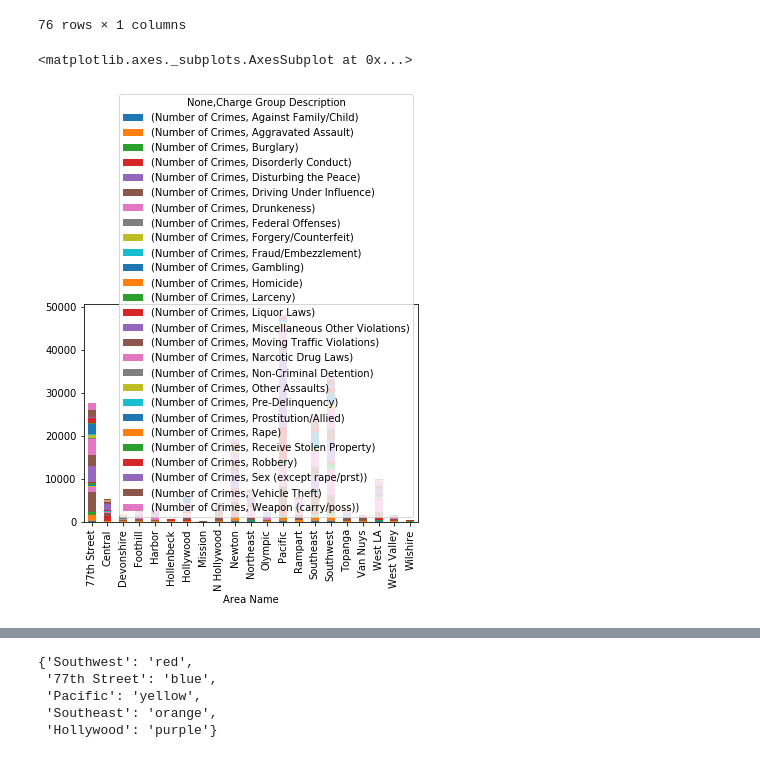
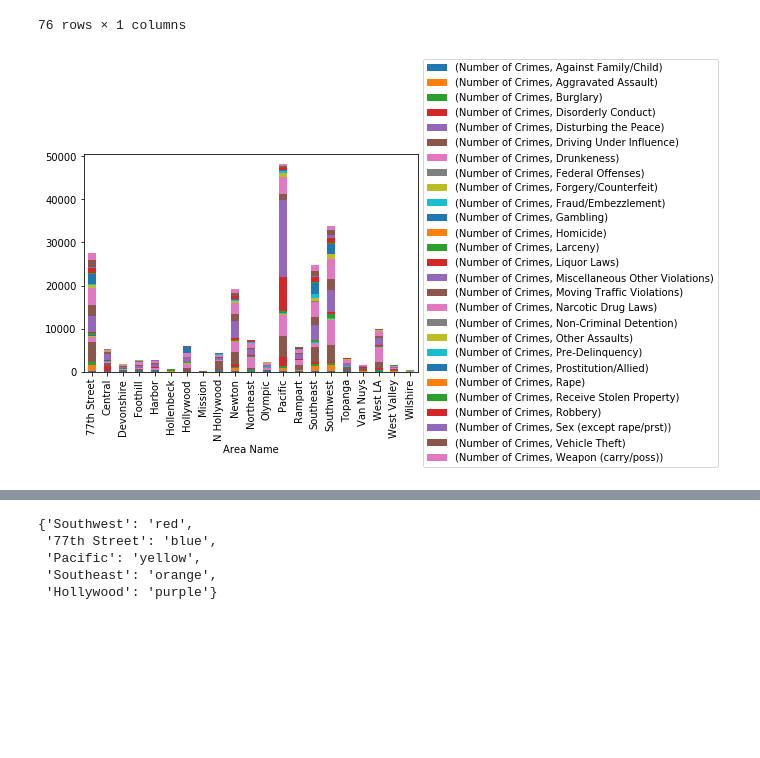
Before and after one commit to dshen90/Pandas_investigations_Inc_2, a Jupyter notebook: Crime_starter.ipynb, the cells around one changed output, grey strips where cells are left out. Cells and saved outputs as stored; diff of their text form; code cells hidden in the pictures; blank space fills up the shorter version.

```diff
--- a/Crime_starter.ipynb
+++ b/Crime_starter.ipynb
@@ -168,9 +168,13 @@ hc_locations_df
 |  | Rape | 1 |
 |  | Robbery | 9 |
 76 rows × 1 columns
-# %%
-plot_df.unstack().plot(kind='bar',stacked=True)
-# %% [output]
-<matplotlib.axes._subplots.AxesSubplot at 0x...>
-[figure, removed]
+# %%
+f = plt.figure()
+plot_df.unstack().plot(kind='bar',ax=f.gca(),stacked=True)
+plt.title('Arrests by Area', color='black')
+plt.legend(loc='center left', bbox_to_anchor=(1.0, 0.5))
+plt.savefig('Arrests by area.png', bbox_inches='tight')
+plt.show()
+# %% [output]
+[figure, added]
 # %%
```
Also changed, not shown: parts of 5 cells of this notebook, 6 other files.
